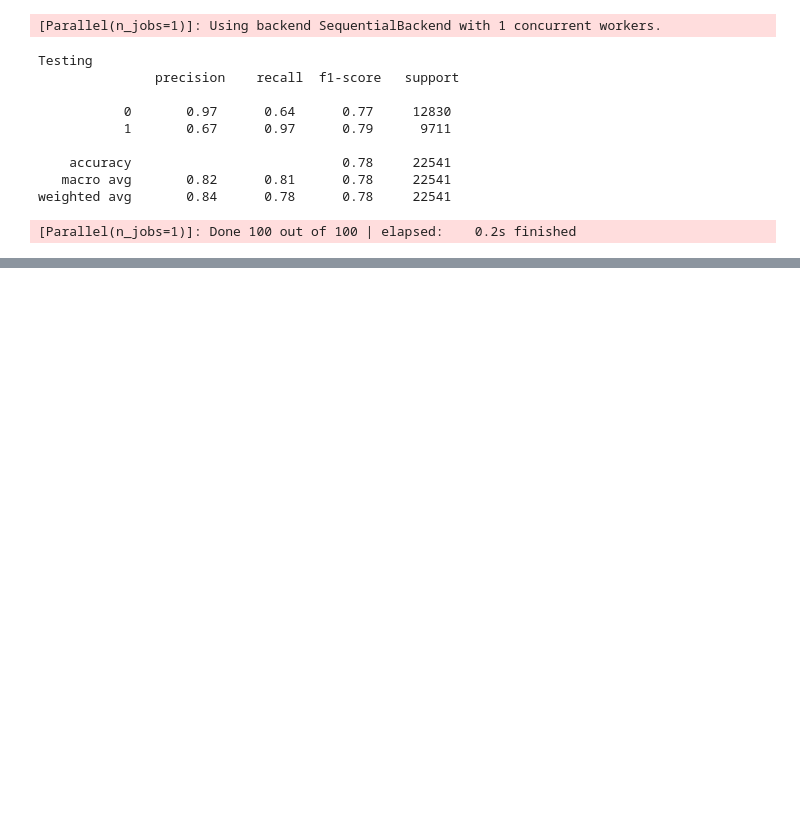
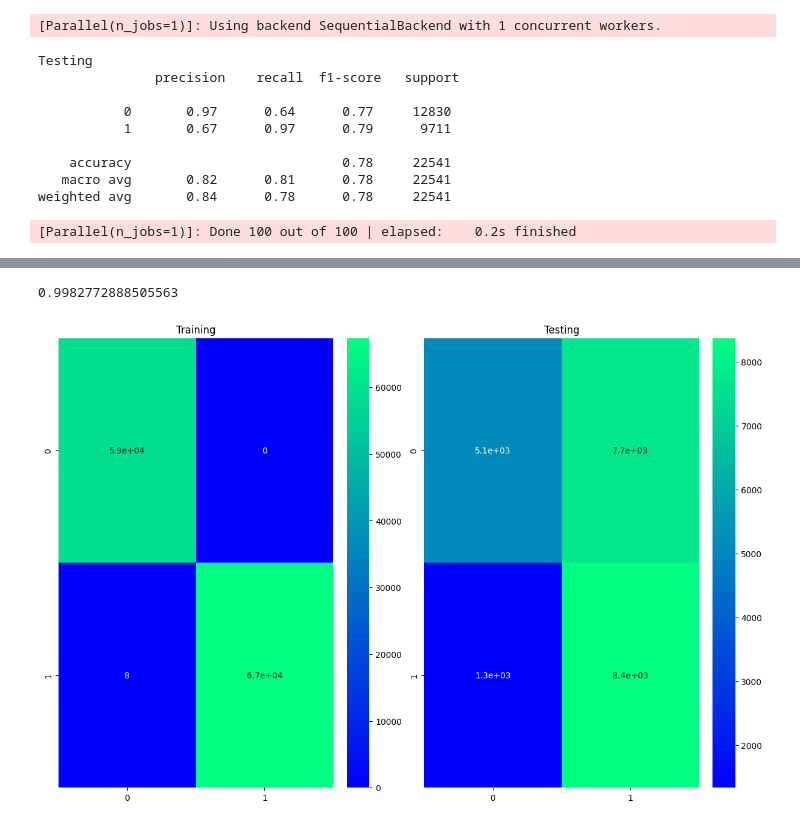
Before and after one commit to dhonihanif/machine_learning_projek_bisa_ai, a Jupyter notebook: machine_learning.ipynb, the cells around one changed output, grey strips where cells are left out. Saved outputs shown, nothing was run; the diff lists cells and outputs as text; code cells hidden in the pictures; blank space fills up the shorter version.

```diff
--- a/machine_learning.ipynb
+++ b/machine_learning.ipynb
@@ -543,0 +723,2 @@ plt.show()
+# %%
+search_tree.fit(X_train_new, y_train)
@@ -543,0 +737,18 @@ plt.show()
+# %%
+search_tree.best_score_
+# %% [output]
+0.9982772888505563
+# %%
+tree = search_tree.best_estimator_.fit(X_train_new, y_train)
+# %%
+fig, ax = plt.subplots(1, 2, figsize=(12, 8), layout="constrained")
+
+sns.heatmap(confusion_matrix(y_train, tree.predict(X_train_new)), annot=True, cmap="winter", ax=ax[0])
+sns.heatmap(confusion_matrix(y_test, tree.predict(X_test_new)), annot=True, cmap="winter", ax=ax[1])
+
+ax[0].set_title("Training")
+ax[1].set_title("Testing")
+
+plt.show()
+# %% [output]
+[figure, added]
```
Also changed, not shown: parts of 35 cells of this notebook.
